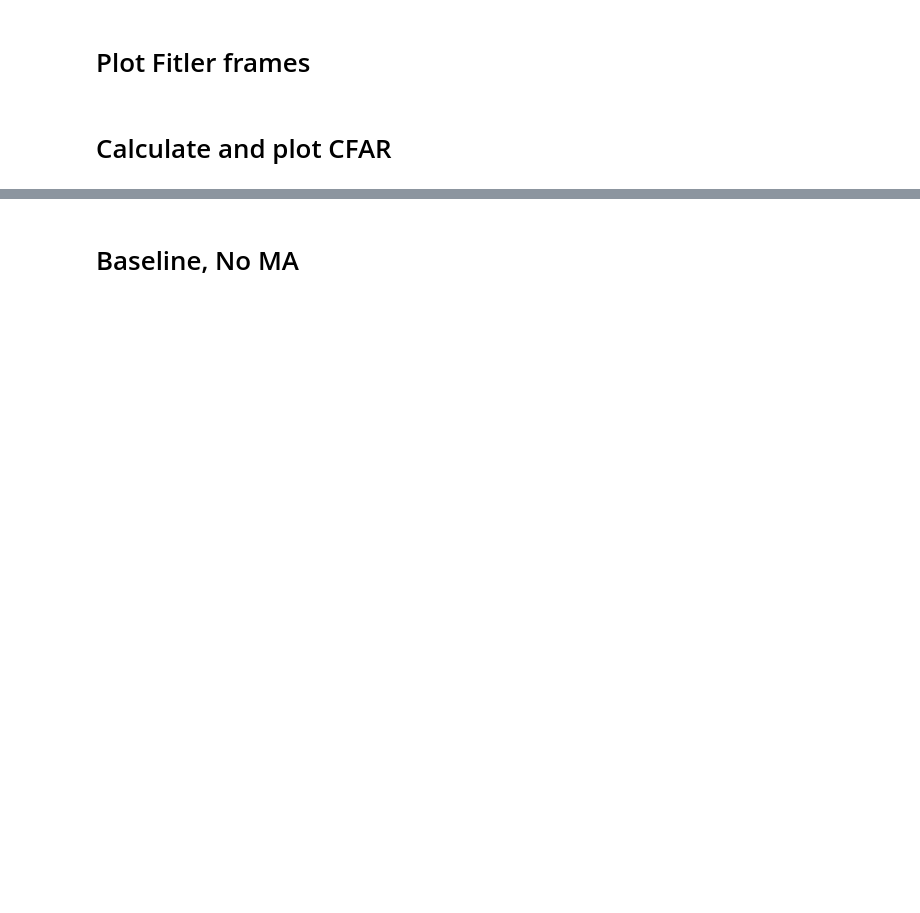
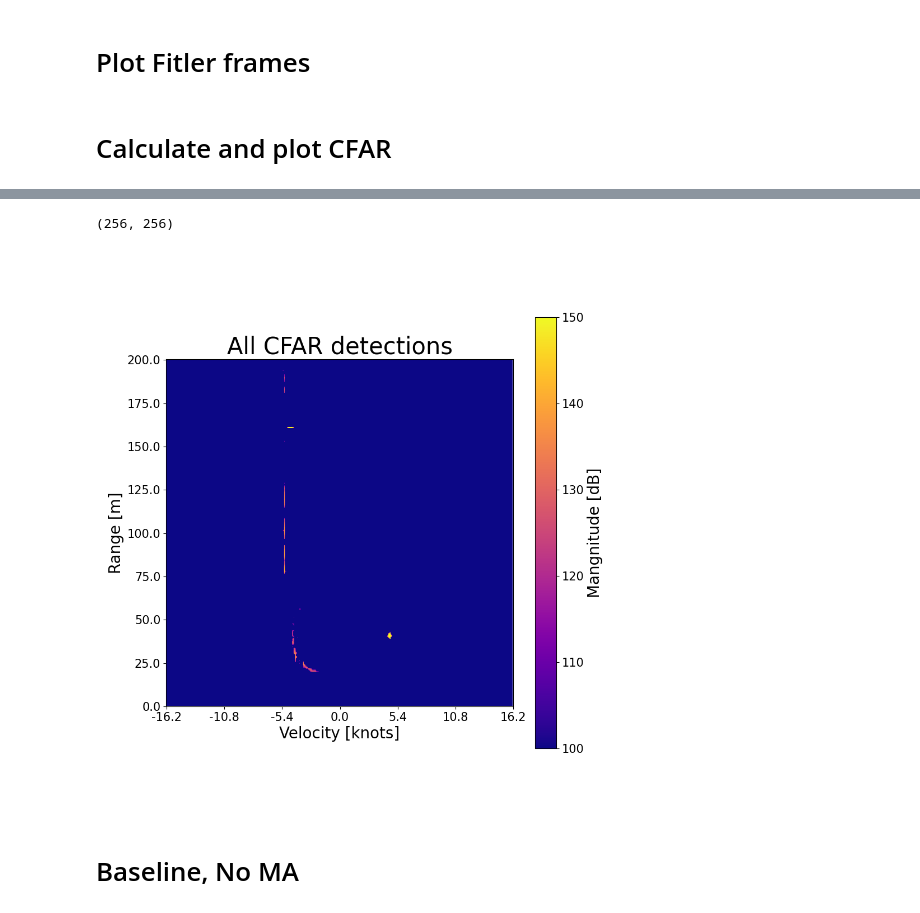
Before and after one commit to SondreOlimb/ProjectReportCode, a Jupyter notebook: position1_impoved.ipynb, the cells around one changed output, grey strips where cells are left out. Saved outputs shown, nothing was run; the diff lists cells and outputs as text; code cells hidden in the pictures; blank space fills up the shorter version.

```diff
--- a/position1_impoved.ipynb
+++ b/position1_impoved.ipynb
@@ -236,3 +271,41 @@ for i,img in enumerate( data_diff[100:500]):
+# %%
+labels = {
+    "x_label":"Velocity [knots]",
+    "y_label":"Range [m]",
+    "title": "All CFAR detections"
+
+}
+#data_fft_plot = cv2.GaussianBlur(np.abs(data_ma), (3, 3),sigmaX=1,sigmaY=1)
+#data_fft_plot = ndimage.gaussian_filter(data_fft_plot,sigma=1,mode=mode)
+#sns.set(rc={'figure.figsize':(20,15)})
+test = np.sum(np.abs(cfar_array),axis=0)
+plt.figure(figsize=(10,10))
+print(np.shape(test))
+rotated_img =20*np.log10(np.abs(test)) # We rotate the image so the x axis is the velocity
+#rotated_img = cv2.GaussianBlur(rotated_img, (3, 3),sigmaX=1,sigmaY=1)
+plt.imshow(rotated_img,cmap="plasma", vmin=plot_min_doppler,vmax=plot_max_doppler)
+# rms = 10*np.log(np.sqrt(np.mean(np.abs(rotated_img[130:135,80:100])**2)))
+# peak = 10*np.log(np.abs(rotated_img[137,87]))
+# snr = peak-rms
+# print("Peak:",peak)
+# print("Side loab:", 10*np.log(np.abs(rotated_img[137,85])))
+# print("RMS:",rms)
+# print("SNR:",snr)
+plt.yticks(np.linspace(0,256,9),labels=np.round(np.linspace(255*0.785277,0,9)),size =15)
+
+
+plt.xticks(np.linspace(0,256,7),labels=np.round(np.linspace(-0.127552440715*127,0.127552440715*127,7),2),size =15)
+cbar  = plt.colorbar()
+cbar.set_label('Mangnitude [dB]',fontdict = {'fontsize' : 20})
+cbar.ax.tick_params(labelsize=15)
+plt.xlabel(labels["x_label"],fontdict = {'fontsize' : 20})
+plt.ylabel(labels["y_label"],fontdict = {'fontsize' : 20})
+plt.title(labels["title"],fontdict = {'fontsize' : 30})
+plt.grid(False)
+plt.savefig("plots/cfar_EMA_MTI.svg",format="svg")
+# %% [output]
+(256, 256)
+[figure, added]
 # %%
 %matplotlib ipympl
 import numpy as np
```
Also changed, not shown: parts of 8 cells of this notebook, 3 other files.
